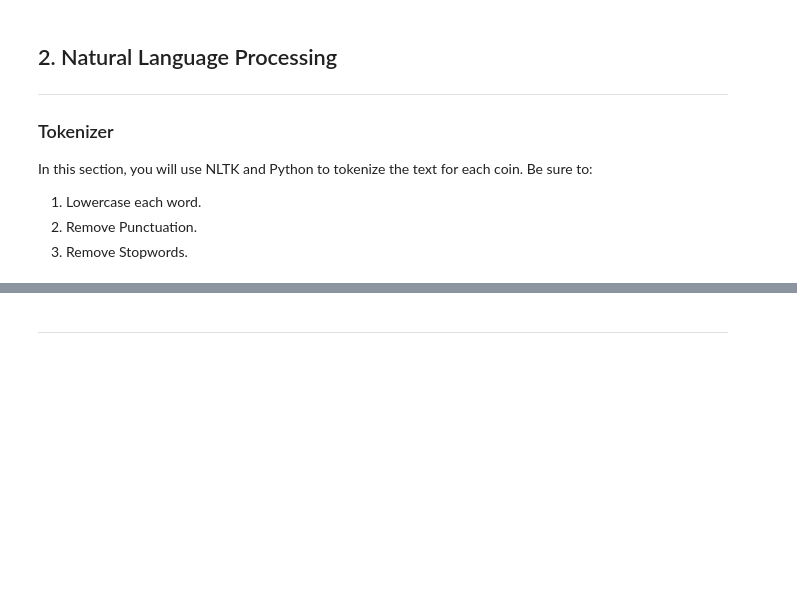
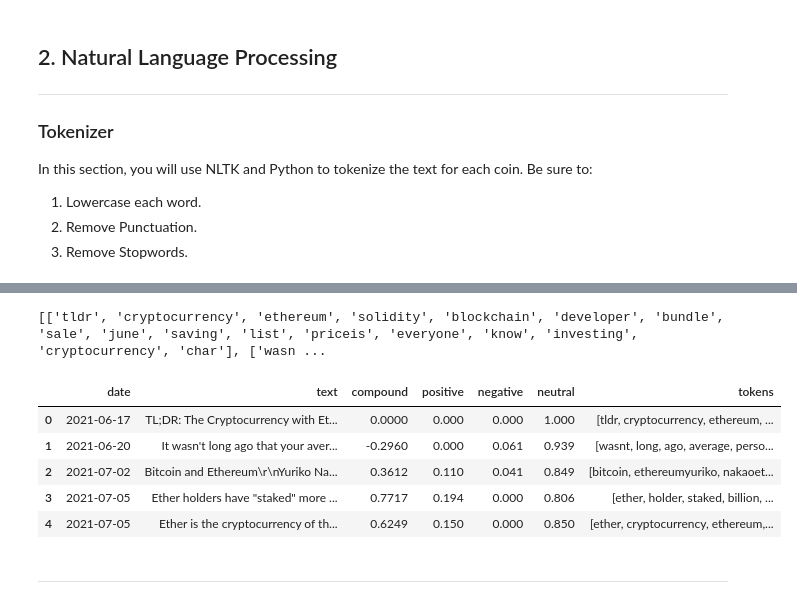
Before and after one commit to jyoung30/NLP, a Jupyter notebook: Starter_Code/crypto_sentiment.ipynb, the cells around one changed output, grey strips where cells are left out. Saved outputs shown, nothing was run; the diff lists cells and outputs as text; code cells hidden in the pictures; blank space fills up the shorter version.

```diff
--- a/Starter_Code/crypto_sentiment.ipynb
+++ b/Starter_Code/crypto_sentiment.ipynb
@@ -84,9 +212,9 @@ import re
 # %%
 # Instantiate the lemmatizer
 # YOUR CODE HERE!
-
+lemmatizer = WordNetLemmatizer()
 # Create a list of stopwords
 # YOUR CODE HERE!
-
+print(stopwords.words('english'))
 # Expand the default stopwords list if necessary
 # YOUR CODE HERE!
@@ -117,6 +257,27 @@ def tokenizer(text):
+# %%
+# Compile the list of lists of tokens for each Ethereum article
+eth_word_tokenized = []
+for text in ethereum_df.text:
+   # Create a list of tokenized words for each article
+    words = []
+    words = words + tokenizer(text)
+    # append all lists of tokenized words for each article to the eth_word_tokenized list of lists
+    eth_word_tokenized.append(words)
+print(eth_word_tokenized)
+# %% [output]
+[['tldr', 'cryptocurrency', 'ethereum', 'solidity', 'blockchain', 'developer', 'bundle', 'sale', 'june', 'saving', 'list', 'priceis', 'everyone', 'know', 'investing', 'cryptocurrency', 'char'], ['wasn ...
 # %%
 # Create a new tokens column for Ethereum
 # YOUR CODE HERE!
+ethereum_df["tokens"]=eth_word_tokenized
+ethereum_df.head()
+# %% [output]
+|  | date | text | compound | positive | negative | neutral | tokens |
+| 0 | 2021-06-17 | TL;DR: The Cryptocurrency with Et... | 0.0000 | 0.000 | 0.000 | 1.000 | [tldr, cryptocurrency, ethereum, ... |
+| 1 | 2021-06-20 | It wasn't long ago that your aver... | -0.2960 | 0.000 | 0.061 | 0.939 | [wasnt, long, ago, average, perso... |
+| 2 | 2021-07-02 | Bitcoin and Ethereum\r\nYuriko Na... | 0.3612 | 0.110 | 0.041 | 0.849 | [bitcoin, ethereumyuriko, nakaoet... |
+| 3 | 2021-07-05 | Ether holders have "staked" more ... | 0.7717 | 0.194 | 0.000 | 0.806 | [ether, holder, staked, billion, ... |
+| 4 | 2021-07-05 | Ether is the cryptocurrency of th... | 0.6249 | 0.150 | 0.000 | 0.850 | [ether, cryptocurrency, ethereum,... |
 # %% [markdown]
 ---
 # %% [markdown]
```
Also changed, not shown: parts of 45 cells of this notebook, 1 other file.
